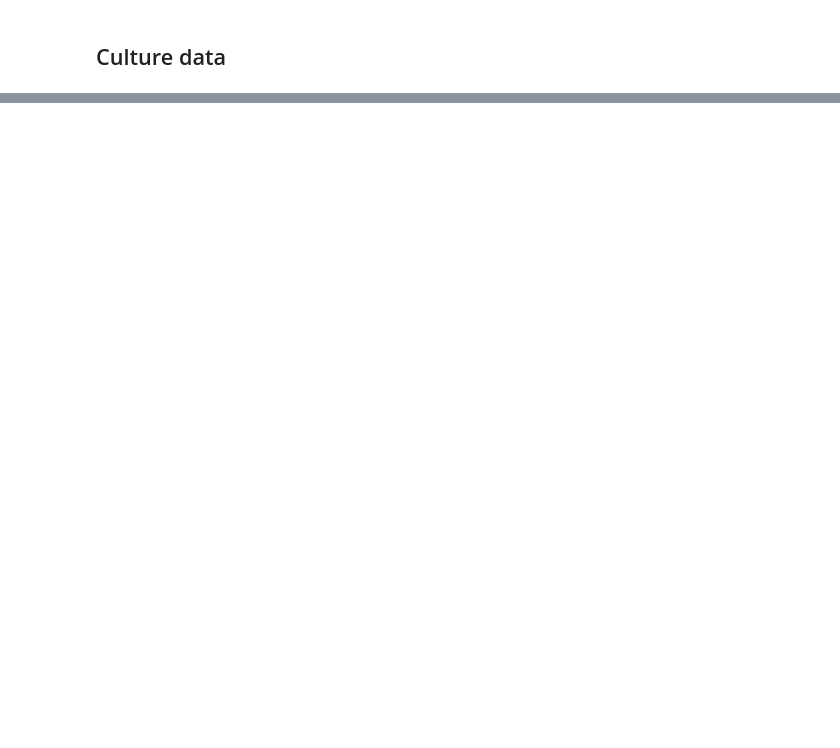
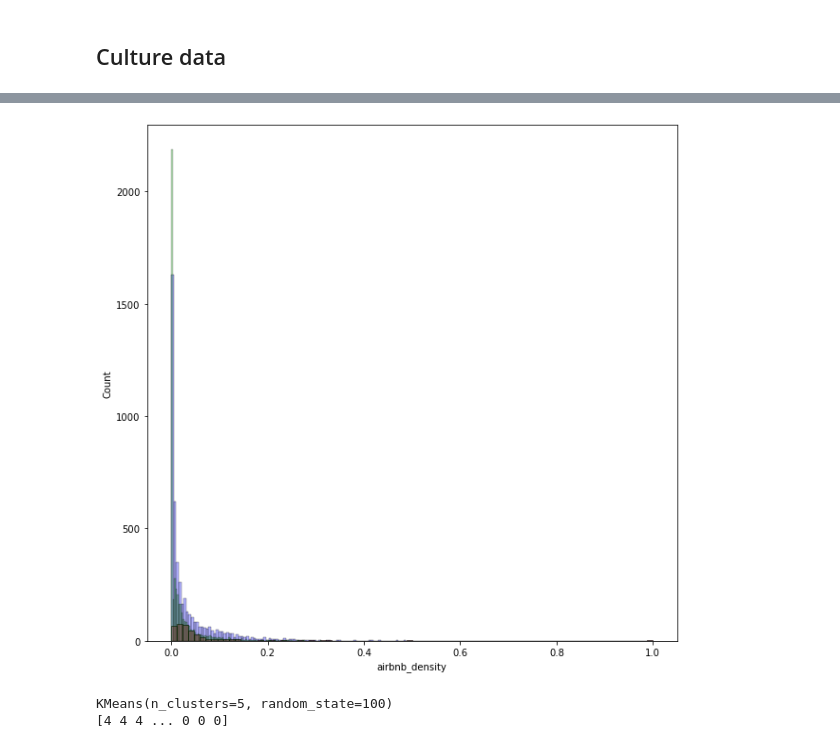
Before and after one commit to ZacharyP-E/are-you-gitting-me, a Jupyter notebook: analysis_with_hotels.ipynb, the cells around one changed output, grey strips where cells are left out. Cells and saved outputs as stored; diff of their text form; code cells hidden in the pictures; blank space fills up the shorter version.

Commit message:
added cluster analysis + inital map

```diff
--- a/analysis_with_hotels.ipynb
+++ b/analysis_with_hotels.ipynb
@@ -58,0 +161,35 @@ plt.show()
+# %%
+columns = ['culture_density', 'hotel_density', 'airbnb_density']
+# %%
+mms = MinMaxScaler()
+data_standardised = lsoa_hotels_airbnb_culture.copy()
+for c in columns:
+    data_standardised[c] = mms.fit_transform(lsoa_hotels_airbnb_culture[c].values.reshape(-1,1))
+# %%
+fig, ax = plt.subplots(1, figsize=(10,10))
+
+sns.histplot(data = data_standardised, x="airbnb_density", ax=ax, label="Airbnb", color="b", alpha=0.3)
+sns.histplot(data = data_standardised[data_standardised["hotel_density"] > 0], x="hotel_density",  label="Hotel", color="r", alpha=0.3)
+sns.histplot(data = data_standardised, x="culture_density", ax=ax, label="Culture", color="g", alpha=0.3)
+
+plt.show()
+# %% [output]
+[figure, added]
+# %%
+# we fix the random_state so that the kmeans result is reproducible
+random_state_seed = 100
+num_clusters = 5
+
+kmeans_output = sklc.KMeans(n_clusters=num_clusters, random_state=random_state_seed).fit(data_standardised[columns])
+
+# Sanity check
+print(kmeans_output)
+
+# This line creates a list giving the final cluster ID of each point:
+clustering_ids_kmeans = kmeans_output.labels_
+
+# You can print the clustering IDs to get an ordered list of labels
+print(clustering_ids_kmeans)
+# %% [output]
+KMeans(n_clusters=5, random_state=100)
+[4 4 4 ... 0 0 0]
```
Also changed, not shown: parts of 34 cells of this notebook.
